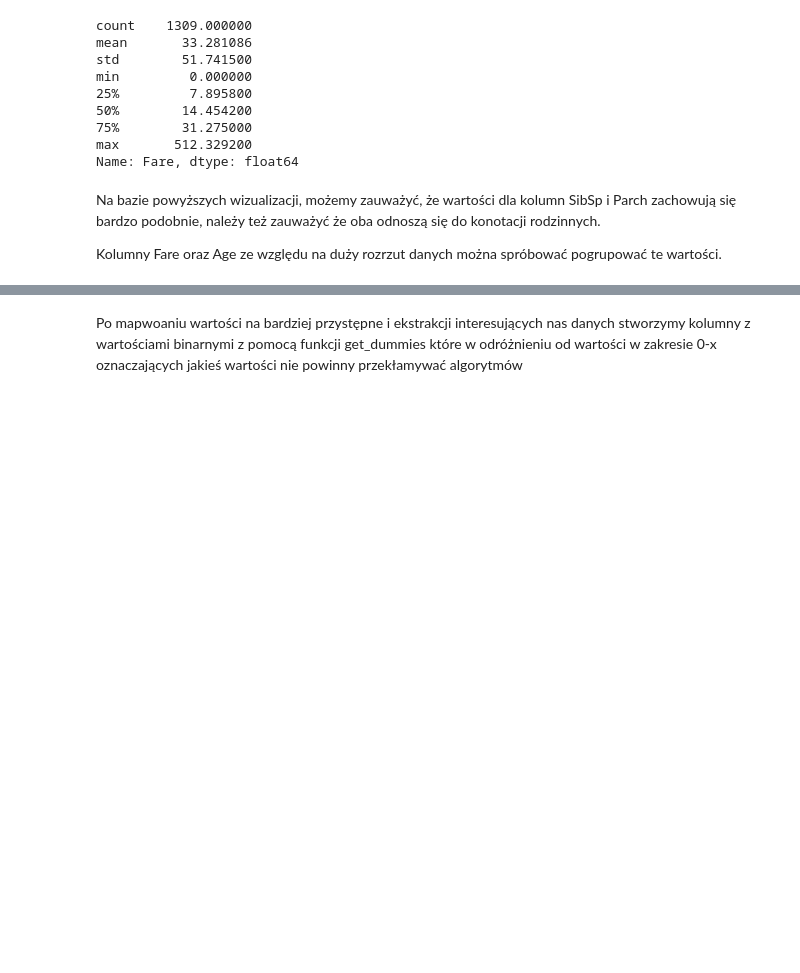
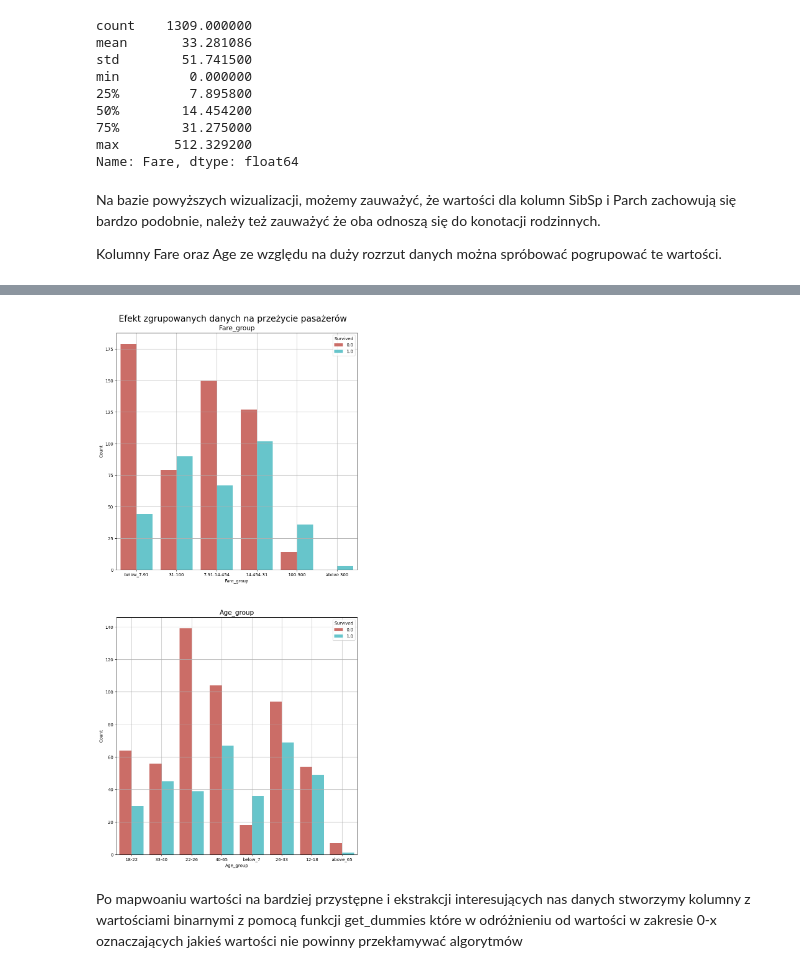
Before and after one commit to Aszlas545/Data_Science, a Jupyter notebook: Data Manipulation.ipynb, the cells around one changed output, grey strips where cells are left out. Cells and saved outputs as stored; diff of their text form; code cells hidden in the pictures; blank space fills up the shorter version.

```diff
--- a/Data Manipulation.ipynb
+++ b/Data Manipulation.ipynb
@@ -593,4 +675,25 @@ display(df)
 1309 rows × 16 columns
+# %%
+figure1 = plt.figure(figsize=(2, 1))
+figure1.set_figwidth(10)
+figure1.set_figheight(20)
+figure1.suptitle("Efekt zgrupowanych danych na przeżycie pasażerów", fontsize=20)
+figure1.subplots_adjust(top=0.95)
+
+index = 0
+
+for col in ['Fare_group', 'Age_group']:
+    index +=1
+    fig = figure1.add_subplot(2,1, index)
+    sns.countplot(x=col, hue='Survived', data=df, palette='hls')
+    fig.set_title(col, fontsize=15)
+    fig.grid()
+    fig.set_xlabel(col, fontsize=10)
+    fig.set_ylabel("Count", fontsize=10)
+
+plt.show()
+# %% [output]
+[figure, added]
 # %% [markdown]
 Po mapwoaniu wartości na bardziej przystępne i ekstrakcji interesujących nas danych stworzymy kolumny z wartościami binarnymi z pomocą funkcji get_dummies które w odróżnieniu od wartości w zakresie 0-x oznaczających jakieś wartości nie powinny przekłamywać algorytmów
 # %%
```
Also changed, not shown: parts of 14 cells of this notebook, 4 other files.
